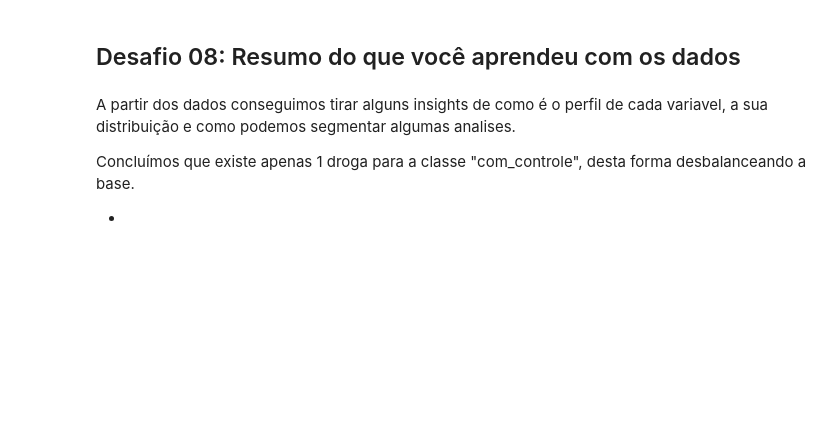
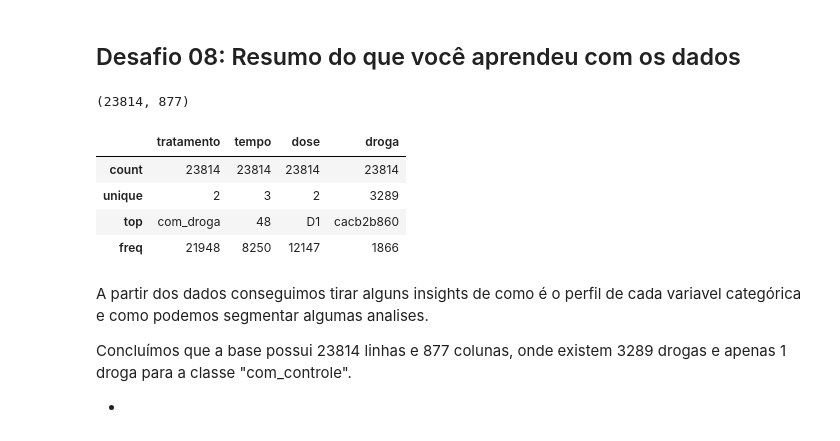
Before and after one commit to ThiagoBizacha/imersaodados3, a Jupyter notebook: Aula_01.ipynb, the cells around one changed output. Drawn from its saved outputs; the diff is of its cells as text; code cells hidden in the pictures; blank space fills up the shorter version.

```diff
--- a/Aula_01.ipynb
+++ b/Aula_01.ipynb
@@ -398,10 +398,26 @@ plt.show()
 [figure]
 # %% [markdown]
 ## Desafio 08: Resumo do que você aprendeu com os dados
+# %%
+dados.shape
+# %% [output]
+(23814, 877)
+# %%
+#Transformando "tempo" em variável categorica
+dados['tempo']=dados['tempo'].astype('category')
+# %%
+#Analisando as variáveis categoricas
+dados[['tratamento', 'tempo','dose' , 'droga']].describe()
+# %% [output]
+|  | tratamento | tempo | dose | droga |
+| count | 23814 | 23814 | 23814 | 23814 |
+| unique | 2 | 3 | 2 | 3289 |
+| top | com_droga | 48 | D1 | cacb2b860 |
+| freq | 21948 | 8250 | 12147 | 1866 |
 # %% [markdown]
-A partir dos dados conseguimos tirar alguns insights de como é o perfil de cada variavel, a sua distribuição e como podemos segmentar algumas analises.
+A partir dos dados conseguimos tirar alguns insights de como é o perfil de cada variavel categórica e como podemos segmentar algumas analises.
 
-Concluímos que existe apenas 1 droga para a classe "com_controle", desta forma desbalanceando a base.
+Concluímos que a base possui 23814 linhas e 877 colunas, onde existem 3289 drogas e apenas 1 droga para a classe "com_controle".
 
 
 
```
Also changed, not shown: parts of 3 cells of this notebook.
